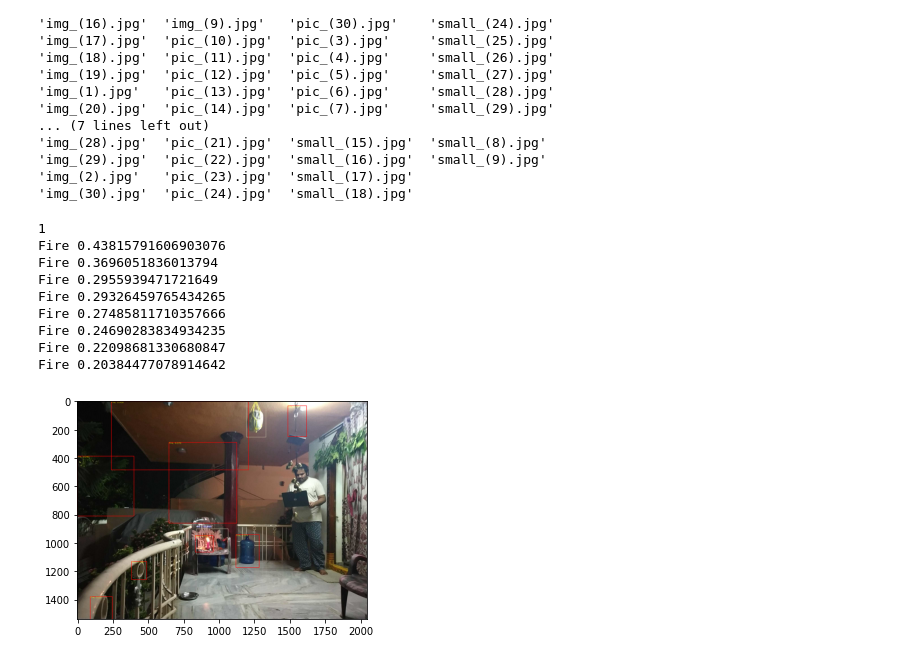
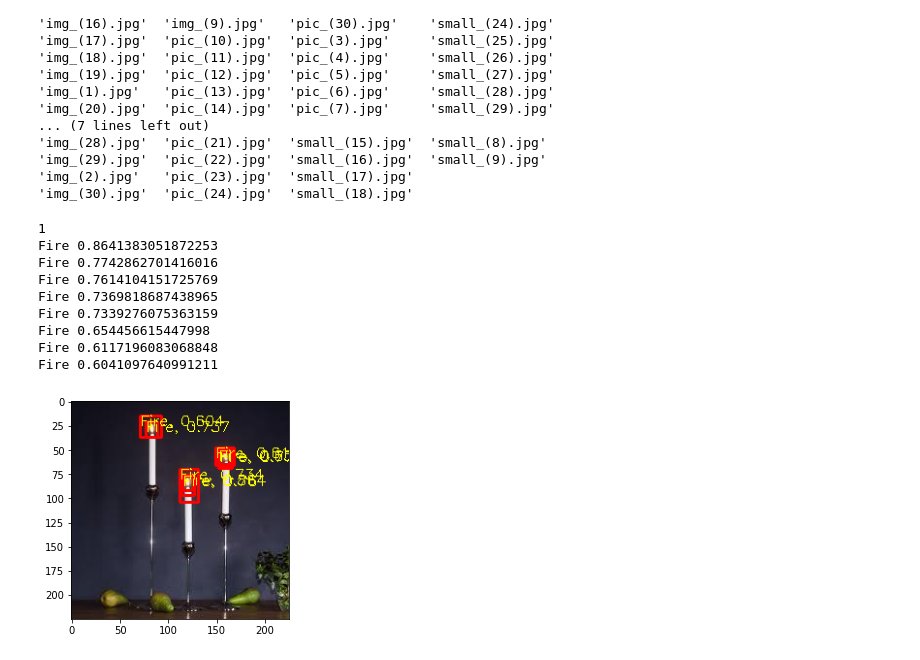
Before and after one commit to papasanimohansrinivas/efficientdet_fire_detection, a Jupyter notebook: Welcome_to_Colaboratory (5).ipynb, the cells around one changed output. Saved outputs shown, nothing was run; the diff lists cells and outputs as text; code cells hidden in the pictures.

```diff
--- a/Welcome_to_Colaboratory (5).ipynb
+++ b/Welcome_to_Colaboratory (5).ipynb
@@ -203,16 +207,16 @@ from utils.utils import preprocess, invert_affine, postprocess
 
 compound_coef = 4
 force_input_size = None  # set None to use default size
-#img_path = 'datasets/detr_dataset/val2017/img_(9).jpg'
-img_path = '/content/Yet-Another-EfficientDet-Pytorch/38.jpg'
+img_path = 'datasets/detr_dataset/val2017/small_(14).jpg'
+#img_path = '/content/Yet-Another-EfficientDet-Pytorch/12.jpg'
 #img_path ='/content/Yet-Another-EfficientDet-Pytorch/pic_(96).jpg'
 #img_path = '/content/Yet-Another-EfficientDet-Pytorch/08_08_2020_2.jpg'
 #img_path ='/content/Yet-Another-EfficientDet-Pytorch/13.jpg'
 # img_path = '/content/Yet-Another-EfficientDet-Pytorch/34.jpg'
 # img_path = '/content/Yet-Another-EfficientDet-Pytorch/output000001.jpeg'
 
-threshold = 0.2
-iou_threshold = 0.2
+threshold = 0.6
+iou_threshold = 0.6
 
 use_cuda = False
 use_float16 = False
@@ -239,7 +243,7 @@ model = EfficientDetBackbone(compound_coef=compound_coef, num_classes=len(obj_li
                              ratios=[(1.0, 1.0), (1.4, 0.7), (0.7, 1.4)],
                              scales=[2 ** 0, 2 ** (1.0 / 3.0), 2 ** (2.0 / 3.0)])
 
-model.load_state_dict(torch.load('logs/detr_dataset/'+'efficientdet-d4_99_2200.pth'))
+model.load_state_dict(torch.load('logs/detr_dataset/'+'efficientdet-d4_154_3400.pth'))
 model.requires_grad_(False)
 model.eval()
 
@@ -251,40 +255,40 @@ if use_float16:
 with torch.no_grad():
     features, regression, classification, anchors = model(x)
 
     regressBoxes = BBoxTransform()
     clipBoxes = ClipBoxes()
 
     out = postprocess(x,
                       anchors, regression, classification,
                       regressBoxes, clipBoxes,
                       threshold, iou_threshold)
 
 out = invert_affine(framed_metas, out)
 
 for i in range(len(ori_imgs)):
     if len(out[i]['rois']) == 0:
         continue
     ori_imgs[i] = ori_imgs[i].copy()
     for j in range(len(out[i]['rois'])):
         (x1, y1, x2, y2) = out[i]['rois'][j].astype(np.int)
         cv2.rectangle(ori_imgs[i], (x1, y1), (x2, y2), (255, 0, 0), 2)
         obj = obj_list[out[i]['class_ids'][j]]
         score = float(out[i]['scores'][j])
         print(obj,score)
         # if score>0.55:
         cv2.putText(ori_imgs[i], '{}, {:.3f}'.format(obj, score),
                     (x1, y1 + 10), cv2.FONT_HERSHEY_SIMPLEX, 0.5,
                     (255, 255, 0), 1)
         plt.imshow(ori_imgs[i])
 # %% [output]
 1
-Fire 0.43815791606903076
-Fire 0.3696051836013794
-Fire 0.2955939471721649
-Fire 0.29326459765434265
-Fire 0.27485811710357666
-Fire 0.24690283834934235
-Fire 0.22098681330680847
-Fire 0.20384477078914642
+Fire 0.8641383051872253
+Fire 0.7742862701416016
+Fire 0.7614104151725769
+Fire 0.7369818687438965
+Fire 0.7339276075363159
+Fire 0.654456615447998
+Fire 0.6117196083068848
+Fire 0.6041097640991211
-[figure, old version]
+[figure, new version]
 # %%
```
Also changed, not shown: parts of 3 cells of this notebook.
